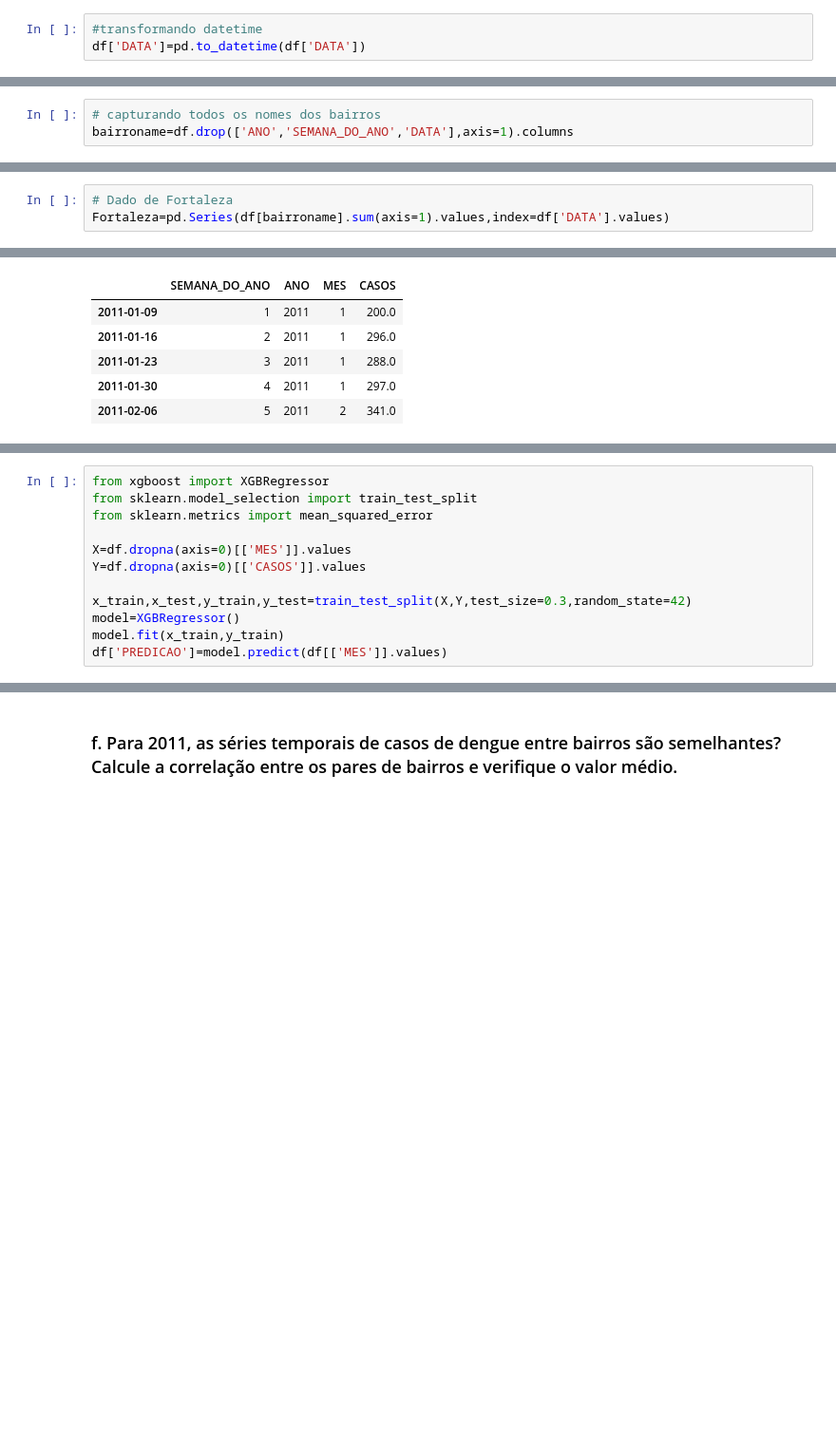
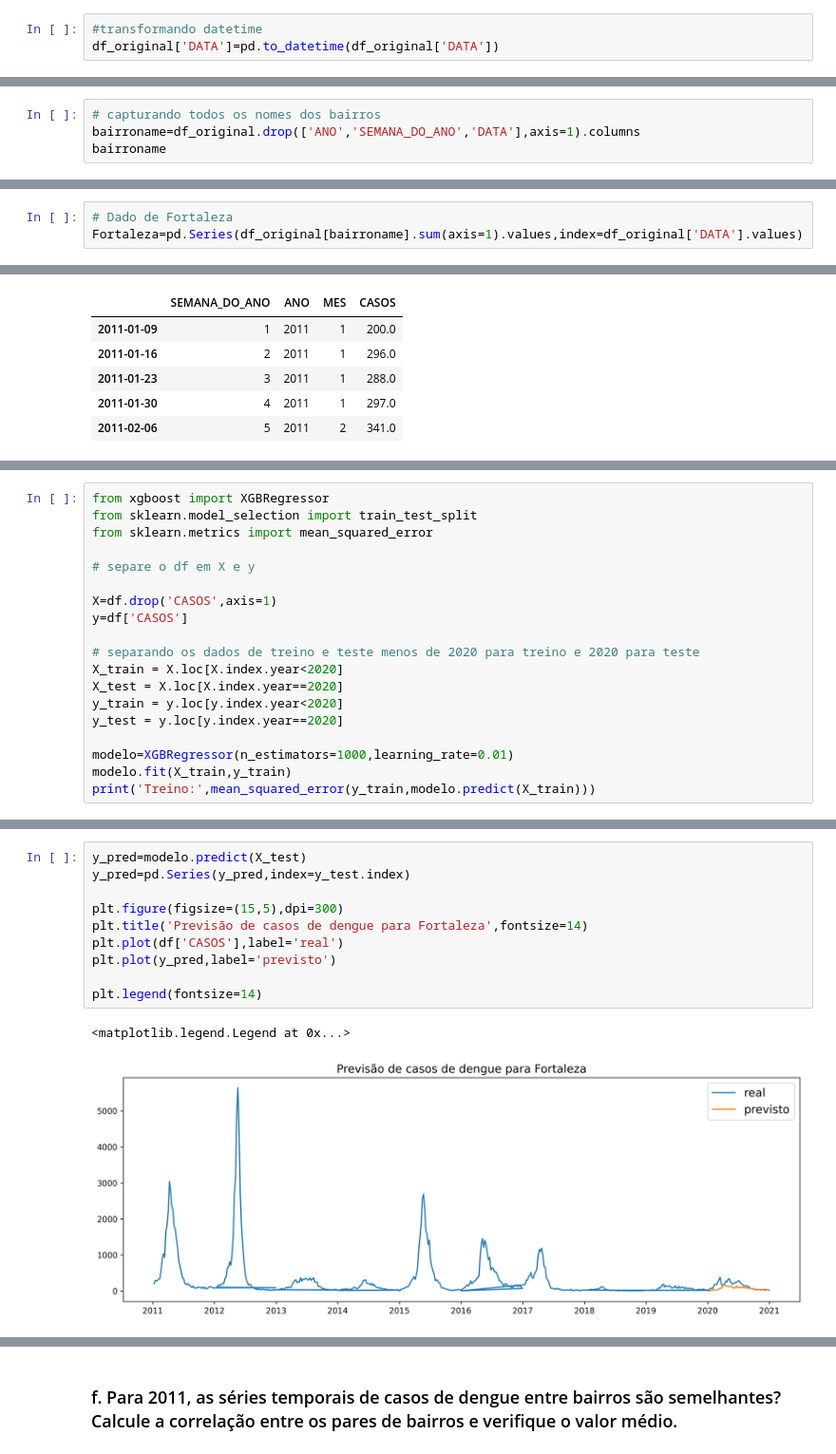
Before and after one commit to clairtonluz/MBA-em-ciencia-de-dados, a Jupyter notebook: Previsão de Series Temporais/exercicios/EXERCICIO_2.ipynb, the cells around one changed output, grey strips where cells are left out. Shown at 95% size. Cells and saved outputs as stored; diff of their text form; blank space fills up the shorter version.

```diff
--- a/Previsão de Series Temporais/exercicios/EXERCICIO_2.ipynb
+++ b/Previsão de Series Temporais/exercicios/EXERCICIO_2.ipynb
@@ -54,5 +54,5 @@ df
 523 rows × 122 columns
 # %%
 #transformando datetime
-df['DATA']=pd.to_datetime(df['DATA'])
+df_original['DATA']=pd.to_datetime(df_original['DATA'])
 # %%
@@ -85,4 +85,5 @@ df.drop(['ANO','SEMANA_DO_ANO','DATA'],axis=1)
 523 rows × 119 columns
 # %%
 # capturando todos os nomes dos bairros
-bairroname=df.drop(['ANO','SEMANA_DO_ANO','DATA'],axis=1).columns
+bairroname=df_original.drop(['ANO','SEMANA_DO_ANO','DATA'],axis=1).columns
+bairroname
@@ -89,6 +115,6 @@ bairroname=df.drop(['ANO','SEMANA_DO_ANO','DATA'],axis=1).columns
 # %%
 # Dado de Fortaleza
-Fortaleza=pd.Series(df[bairroname].sum(axis=1).values,index=df['DATA'].values)
+Fortaleza=pd.Series(df_original[bairroname].sum(axis=1).values,index=df_original['DATA'].values)
 # %%
 Fortaleza
 # %% [output]
@@ -179,0 +210,19 @@ df.head()
+# %%
+from xgboost import XGBRegressor
+from sklearn.model_selection import train_test_split
+from sklearn.metrics import mean_squared_error
+
+# separe o df em X e y
+
+X=df.drop('CASOS',axis=1)
+y=df['CASOS']
+
+# separando os dados de treino e teste menos de 2020 para treino e 2020 para teste
+X_train = X.loc[X.index.year<2020]
+X_test = X.loc[X.index.year==2020]
+y_train = y.loc[y.index.year<2020]
+y_test = y.loc[y.index.year==2020]
+
+modelo=XGBRegressor(n_estimators=1000,learning_rate=0.01)
+modelo.fit(X_train,y_train)
+print('Treino:',mean_squared_error(y_train,modelo.predict(X_train)))
@@ -180,12 +233,13 @@ df.head()
 # %%
-from xgboost import XGBRegressor
-from sklearn.model_selection import train_test_split
-from sklearn.metrics import mean_squared_error
+y_pred=modelo.predict(X_test)
+y_pred=pd.Series(y_pred,index=y_test.index)
 
-X=df.dropna(axis=0)[['MES']].values
-Y=df.dropna(axis=0)[['CASOS']].values
+plt.figure(figsize=(15,5),dpi=300)
+plt.title('Previsão de casos de dengue para Fortaleza',fontsize=14)
+plt.plot(df['CASOS'],label='real')
+plt.plot(y_pred,label='previsto')
 
-x_train,x_test,y_train,y_test=train_test_split(X,Y,test_size=0.3,random_state=42)
-model=XGBRegressor()
-model.fit(x_train,y_train)
-df['PREDICAO']=model.predict(df[['MES']].values)
+plt.legend(fontsize=14)
+# %% [output]
+<matplotlib.legend.Legend at 0x...>
+[figure, added]
```
Also changed, not shown: parts of 36 cells of this notebook.
